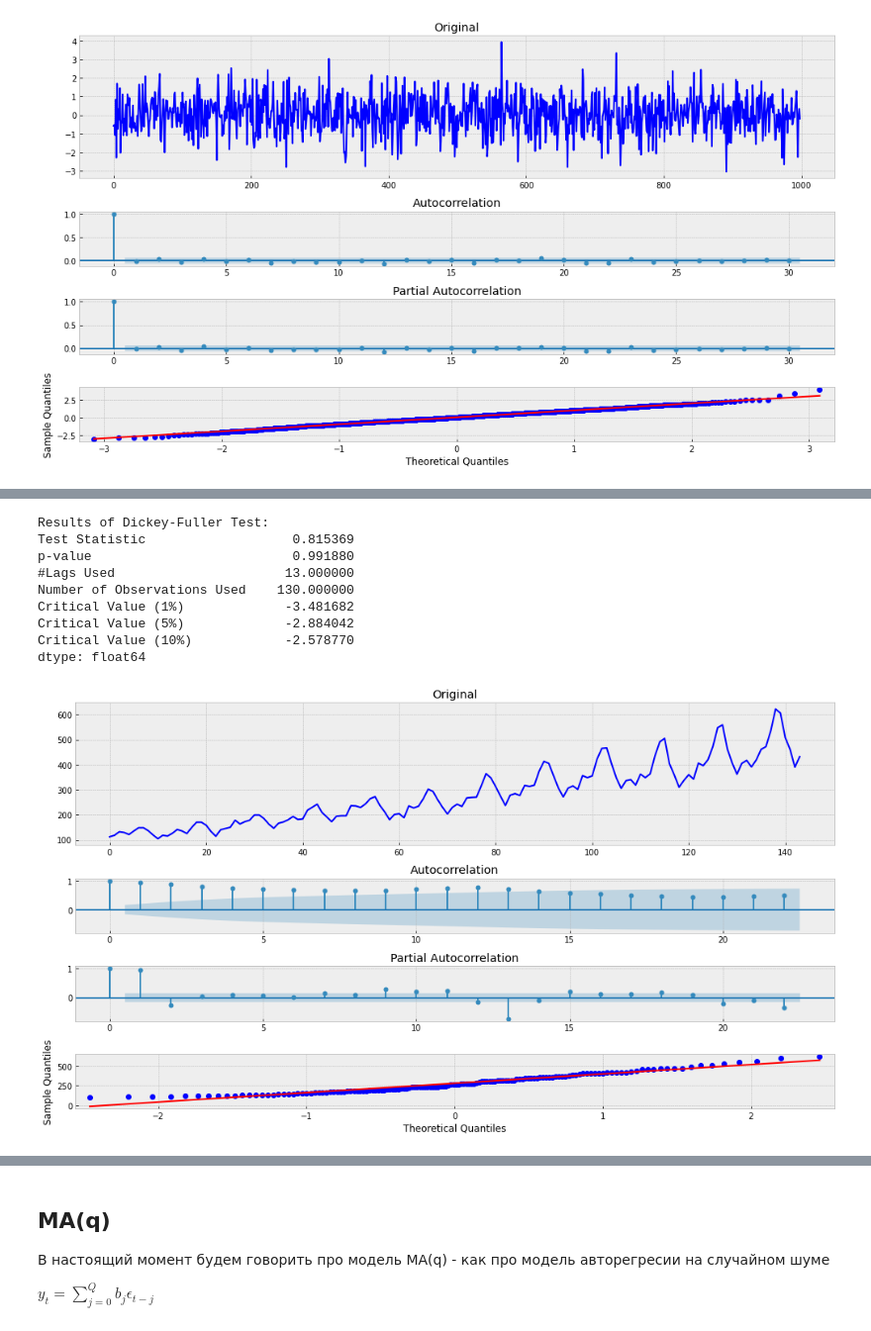
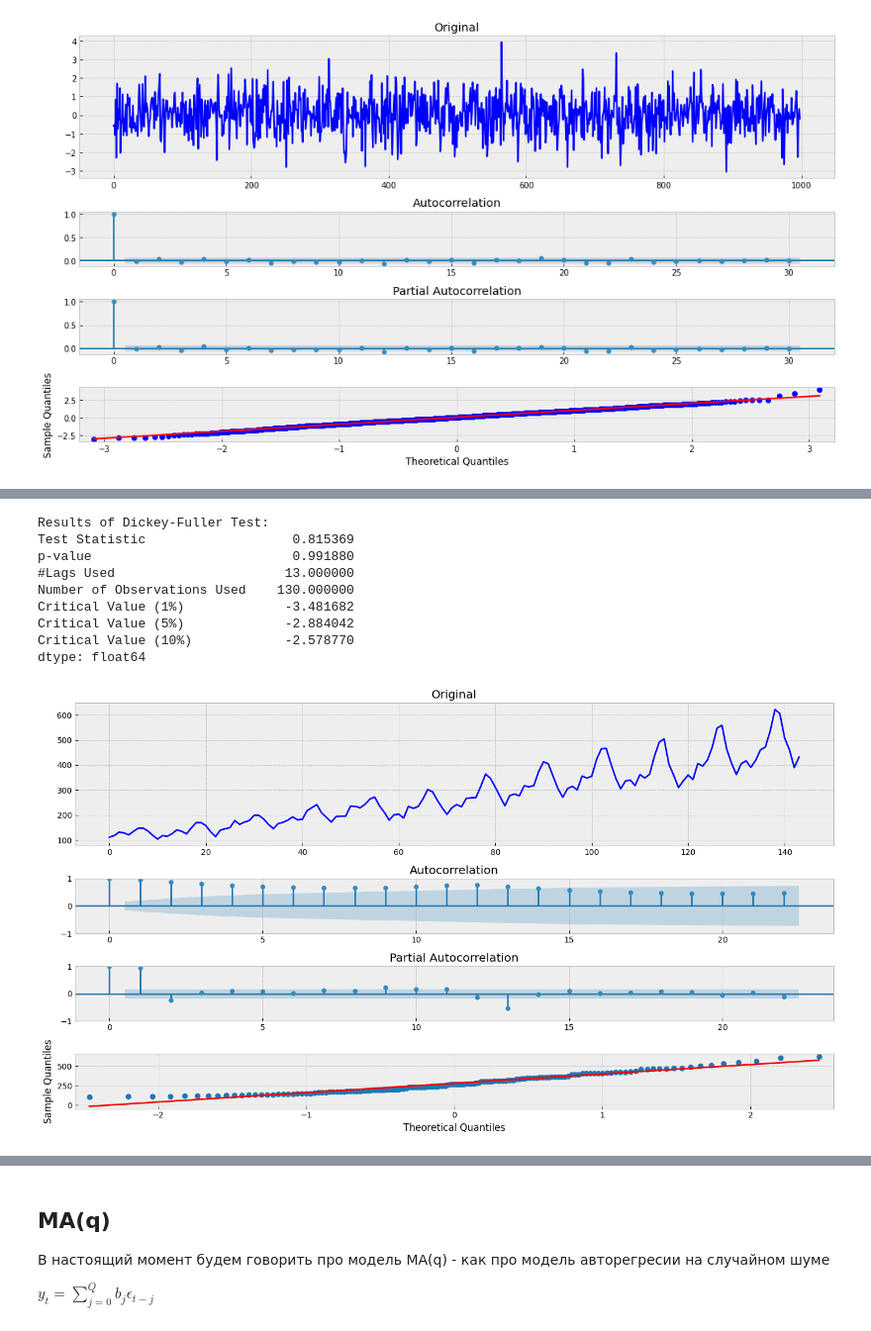
Before and after one commit to diss03/Time-series, a Jupyter notebook: Занятие 3/Лекция и практика 3.ipynb, the cells around one changed output, grey strips where cells are left out. Shown at 99% size. Cells and saved outputs as stored; diff of their text form; code cells hidden in the pictures.

```diff
--- a/Занятие 3/Лекция и практика 3.ipynb
+++ b/Занятие 3/Лекция и практика 3.ipynb
@@ -42,8 +56,8 @@ def tsplot(y, lags=None, figsize=(14, 8), style='bmh'):
         y.plot(ax=ts_ax, color='blue', label='Or')
         ts_ax.set_title('Original')
 
-        smt.graphics.plot_acf(y, lags=lags, ax=acf_ax, alpha=0.05)
-        smt.graphics.plot_pacf(y, lags=lags, ax=pacf_ax, alpha=0.05)
+        plot_acf(y, lags=lags, ax=acf_ax, alpha=0.05)
+        plot_pacf(y, lags=lags, ax=pacf_ax, alpha=0.05)
         sm.qqplot(y, line='s', ax=qq_ax)
 
         plt.tight_layout()
@@ -288,14 +347,14 @@ dtype: float64
 # %%
-series = pd.read_csv("../1. Лекция/Series/international-airline-passengers.csv")['Count']
+series = pd.read_csv("/content/Time-series/Заняние 1/international-airline-passengers.csv").rename(columns={'International airline passengers: monthly totals in thousands. Jan 49 ? Dec 60': 'Count'})['Count'].dropna().values.astype(float)
 tsplot(series)
 # %% [output]
 Results of Dickey-Fuller Test:
 Test Statistic                   0.815369
 p-value                          0.991880
 #Lags Used                      13.000000
 Number of Observations Used    130.000000
 Critical Value (1%)             -3.481682
 Critical Value (5%)             -2.884042
 Critical Value (10%)            -2.578770
 dtype: float64
-[figure, old version]
+[figure, new version]
```
Also changed, not shown: parts of 28 cells of this notebook.
